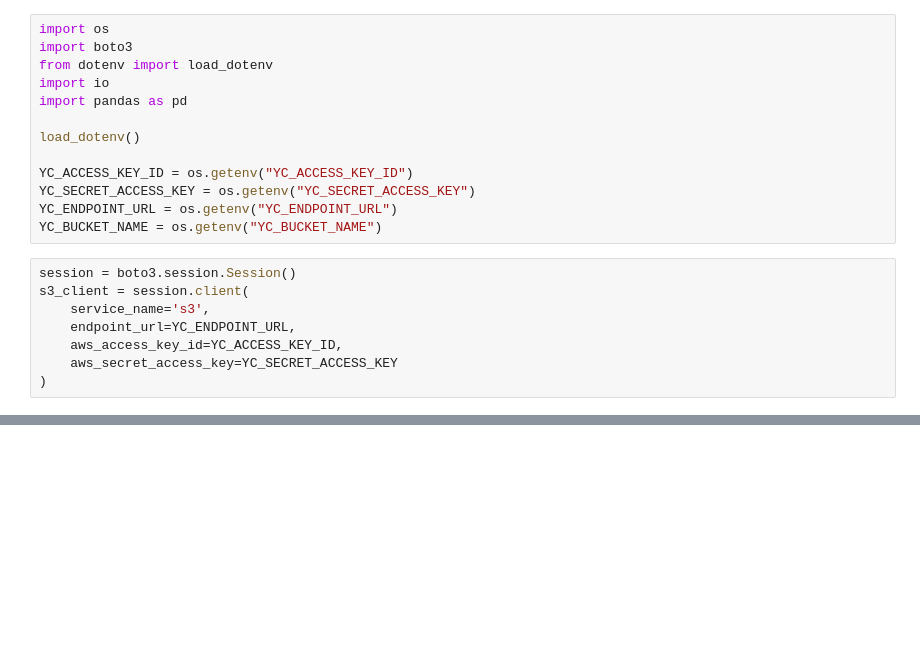
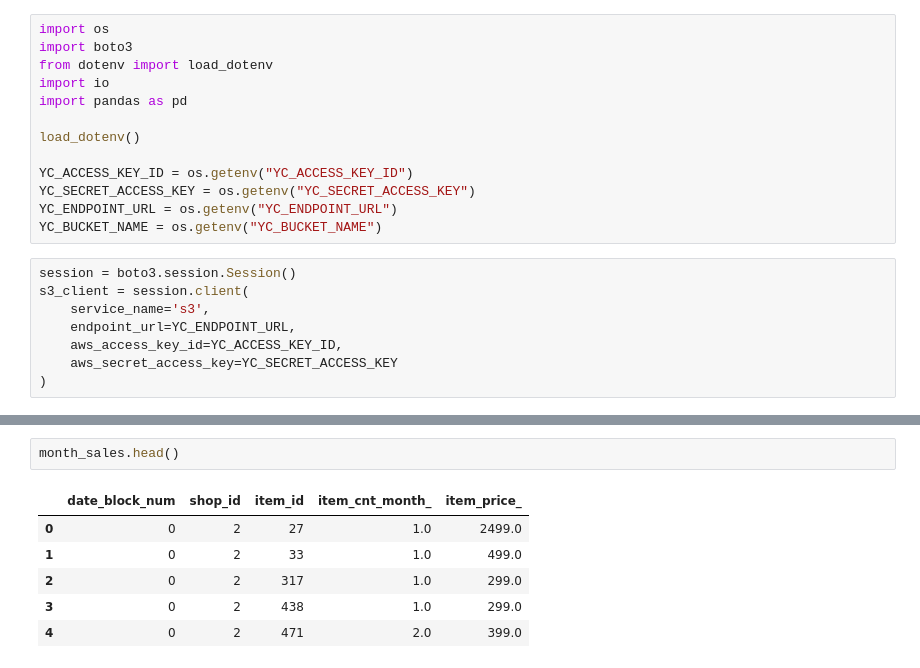
Before and after one commit to ffjjzz/InnowiseInternship, a Jupyter notebook: notebooks/EDA.ipynb, the cells around one changed output, grey strips where cells are left out. Saved outputs shown, nothing was run; the diff lists cells and outputs as text; blank space fills up the shorter version.

```diff
--- a/notebooks/EDA.ipynb
+++ b/notebooks/EDA.ipynb
@@ -277,0 +136,9 @@ for file_name, df in zip(file_names, datasets_to_save):
+# %%
+month_sales.head()
+# %% [output]
+|  | date_block_num | shop_id | item_id | item_cnt_month_ | item_price_ |
+| 0 | 0 | 2 | 27 | 1.0 | 2499.0 |
+| 1 | 0 | 2 | 33 | 1.0 | 499.0 |
+| 2 | 0 | 2 | 317 | 1.0 | 299.0 |
+| 3 | 0 | 2 | 438 | 1.0 | 299.0 |
+| 4 | 0 | 2 | 471 | 2.0 | 399.0 |
```
Also changed, not shown: parts of 51 cells of this notebook.
